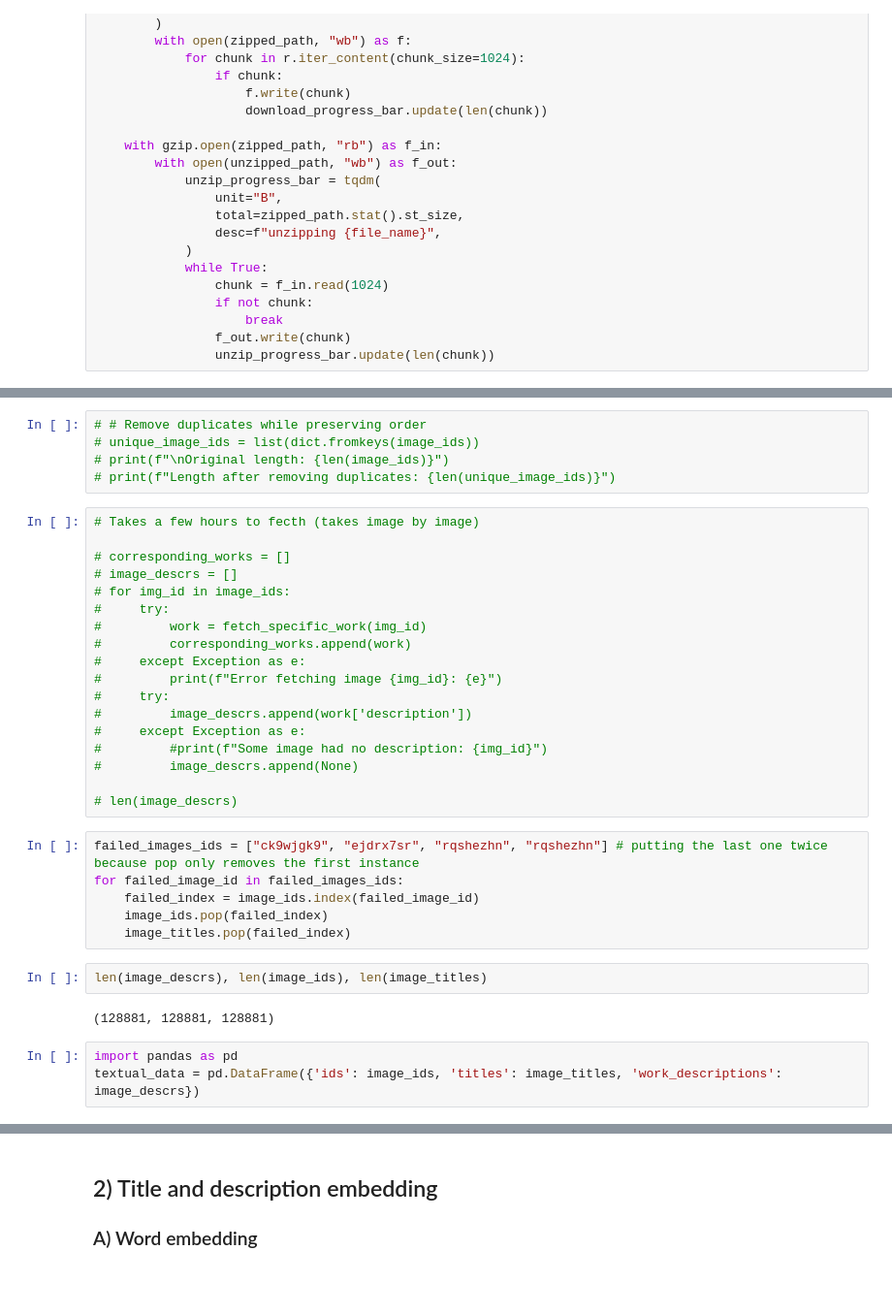
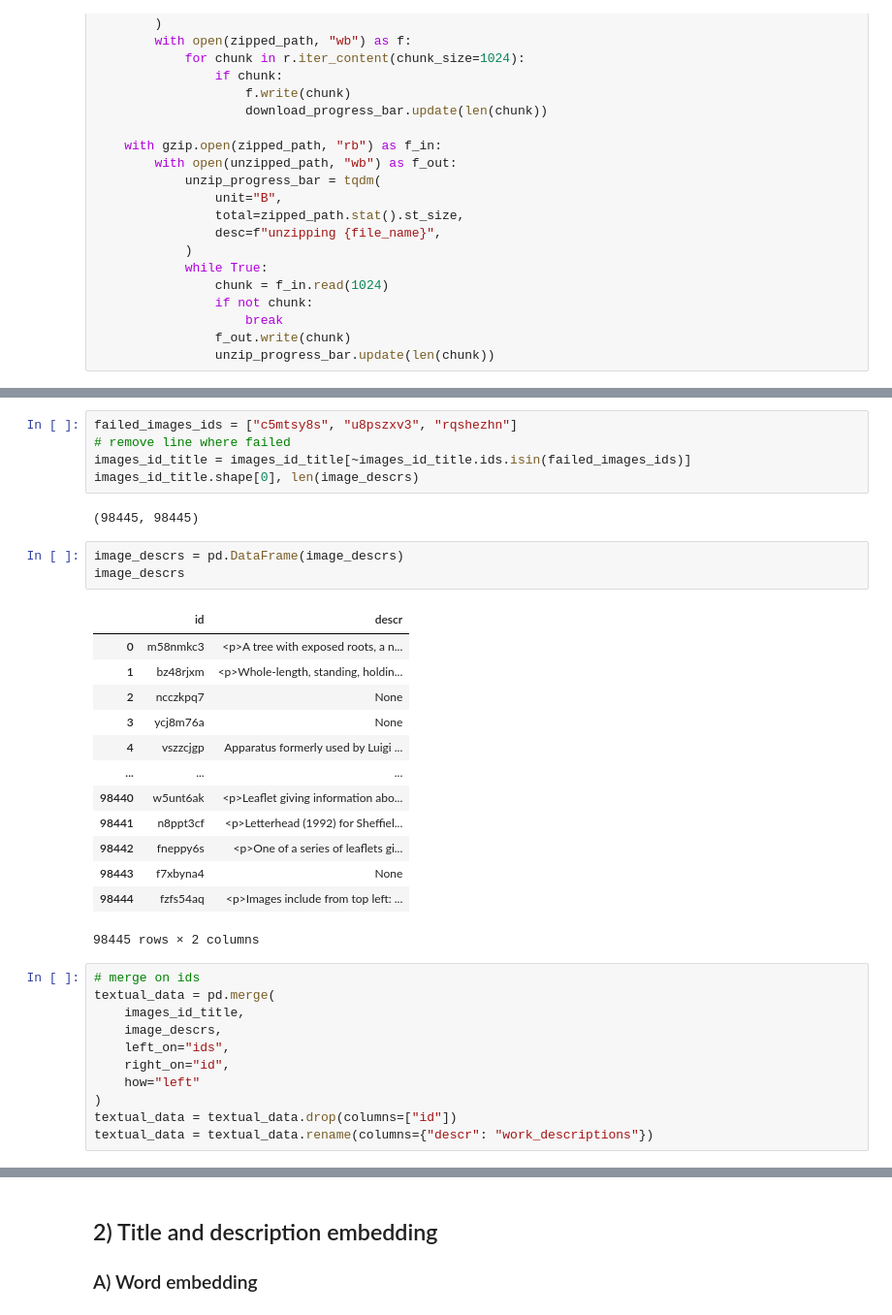
Before and after one commit to npfrei/WellcomeCDS, a Jupyter notebook: src/notebooks/embedding.ipynb, the cells around one changed output, grey strips where cells are left out. Shown: that part at 97% size. Drawn from its saved outputs; the diff is of its cells as text; blank space fills up the shorter version.

```diff
--- a/src/notebooks/embedding.ipynb
+++ b/src/notebooks/embedding.ipynb
@@ -202,39 +132,38 @@ Length after converting to set: 98448
-# %%
-# # Remove duplicates while preserving order
-# unique_image_ids = list(dict.fromkeys(image_ids))
-# print(f"\nOriginal length: {len(image_ids)}")
-# print(f"Length after removing duplicates: {len(unique_image_ids)}")
-# %%
-# Takes a few hours to fecth (takes image by image)
-
-# corresponding_works = []
-# image_descrs = []
-# for img_id in image_ids:
-#     try:
-#         work = fetch_specific_work(img_id)
-#         corresponding_works.append(work)
-#     except Exception as e:
-#         print(f"Error fetching image {img_id}: {e}")
-#     try:
-#         image_descrs.append(work['description'])
-#     except Exception as e:
-#         #print(f"Some image had no description: {img_id}")
-#         image_descrs.append(None)
-
-# len(image_descrs)
 # %%
-failed_images_ids = ["ck9wjgk9", "ejdrx7sr", "rqshezhn", "rqshezhn"] # putting the last one twice because pop only removes the first instance
-for failed_image_id in failed_images_ids:
-    failed_index = image_ids.index(failed_image_id)
-    image_ids.pop(failed_index)
-    image_titles.pop(failed_index)
+failed_images_ids = ["c5mtsy8s", "u8pszxv3", "rqshezhn"]
+# remove line where failed
+images_id_title = images_id_title[~images_id_title.ids.isin(failed_images_ids)]
+images_id_title.shape[0], len(image_descrs)
+# %% [output]
+(98445, 98445)
-# %%
-len(image_descrs), len(image_ids), len(image_titles)
-# %% [output]
-(128881, 128881, 128881)
+# %%
+image_descrs = pd.DataFrame(image_descrs)
+image_descrs
+# %% [output]
+|  | id | descr |
+| 0 | m58nmkc3 | <p>A tree with exposed roots, a n... |
+| 1 | bz48rjxm | <p>Whole-length, standing, holdin... |
+| 2 | ncczkpq7 | None |
+| 3 | ycj8m76a | None |
+| 4 | vszzcjgp | Apparatus formerly used by Luigi ... |
+| ... | ... | ... |
+| 98440 | w5unt6ak | <p>Leaflet giving information abo... |
+| 98441 | n8ppt3cf | <p>Letterhead (1992) for Sheffiel... |
+| 98442 | fneppy6s | <p>One of a series of leaflets gi... |
+| 98443 | f7xbyna4 | None |
+| 98444 | fzfs54aq | <p>Images include from top left: ... |
+98445 rows × 2 columns
 # %%
-import pandas as pd
-textual_data = pd.DataFrame({'ids': image_ids, 'titles': image_titles, 'work_descriptions': image_descrs})
+# merge on ids
+textual_data = pd.merge(
+    images_id_title,
+    image_descrs,
+    left_on="ids",
+    right_on="id",
+    how="left"
+)
+textual_data = textual_data.drop(columns=["id"])
+textual_data = textual_data.rename(columns={"descr": "work_descriptions"})
 # %%
 textual_data
 # %% [output]
```
Also changed, not shown: parts of 23 cells of this notebook, 5 other files.
